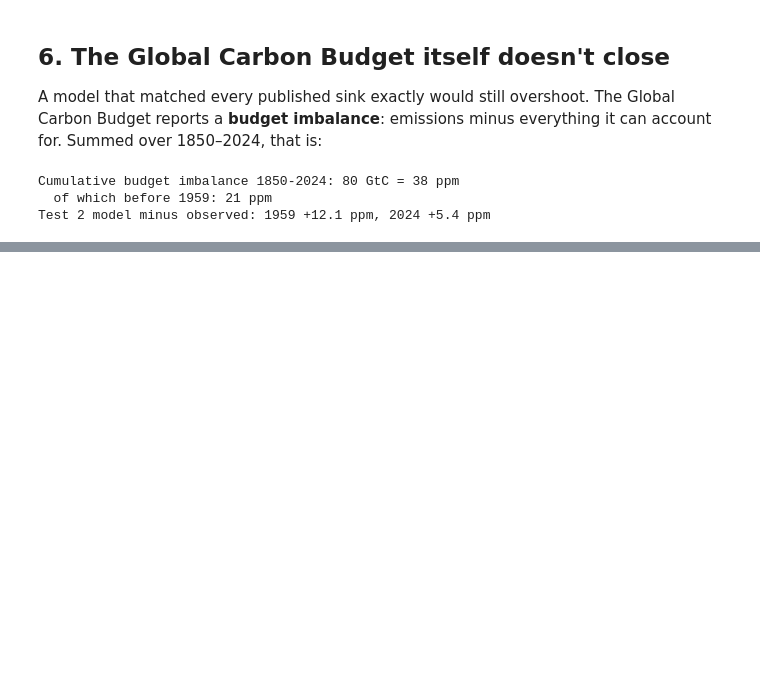
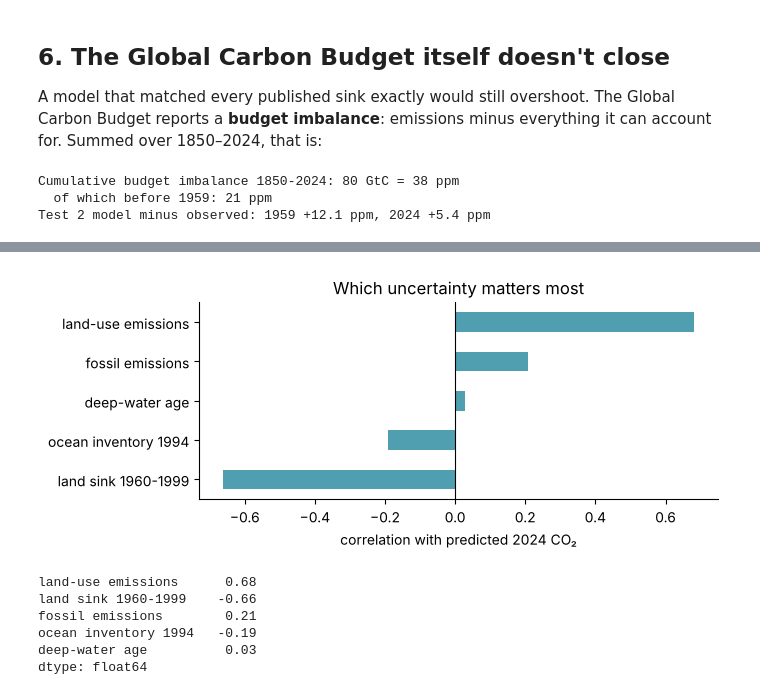
Before and after one commit to kmurugan123/co2-irf-model, a Jupyter notebook: box_model/carbon_box_model.ipynb, the cells around one changed output, grey strips where cells are left out. Cells and saved outputs as stored; diff of their text form; code cells hidden in the pictures; blank space fills up the shorter version.

```diff
--- a/box_model/carbon_box_model.ipynb
+++ b/box_model/carbon_box_model.ipynb
@@ -239,0 +370,16 @@ Most of the model's remaining offset (about +12 ppm) builds up before 1959, when
+# %%
+corr = pd.Series({c: np.corrcoef(draws[c], sm["ppm_2024"])[0, 1] for c in
+                   ["f_luc", "land_target", "f_fossil", "inventory", "deep_age"]}).rename(
+    {"f_luc": "land-use emissions", "land_target": "land sink 1960-1999", "f_fossil": "fossil emissions",
+     "inventory": "ocean inventory 1994", "deep_age": "deep-water age"})
+ax = corr.sort_values().plot.barh(color="#4f9fb0", figsize=(7, 3)); ax.axvline(0, color="k", lw=.8)
+ax.set(xlabel="correlation with predicted 2024 CO₂", title="Which uncertainty matters most"); plt.tight_layout(); plt.show()
+corr.round(2)
+# %% [output]
+[figure, added]
+land-use emissions      0.68
+land sink 1960-1999    -0.66
+fossil emissions        0.21
+ocean inventory 1994   -0.19
+deep-water age          0.03
+dtype: float64
```
Also changed, not shown: parts of 17 cells of this notebook, 12 other files.
